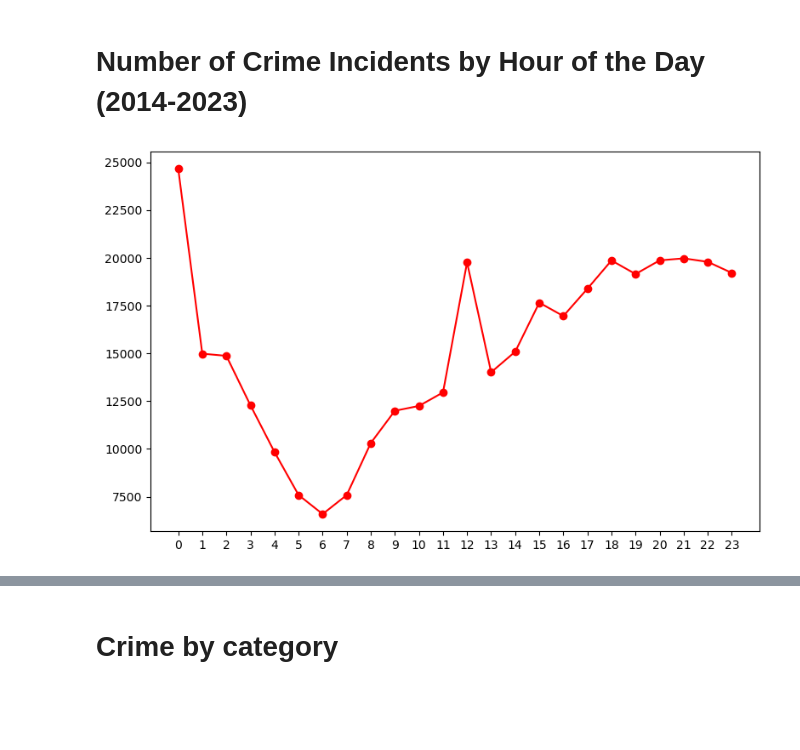
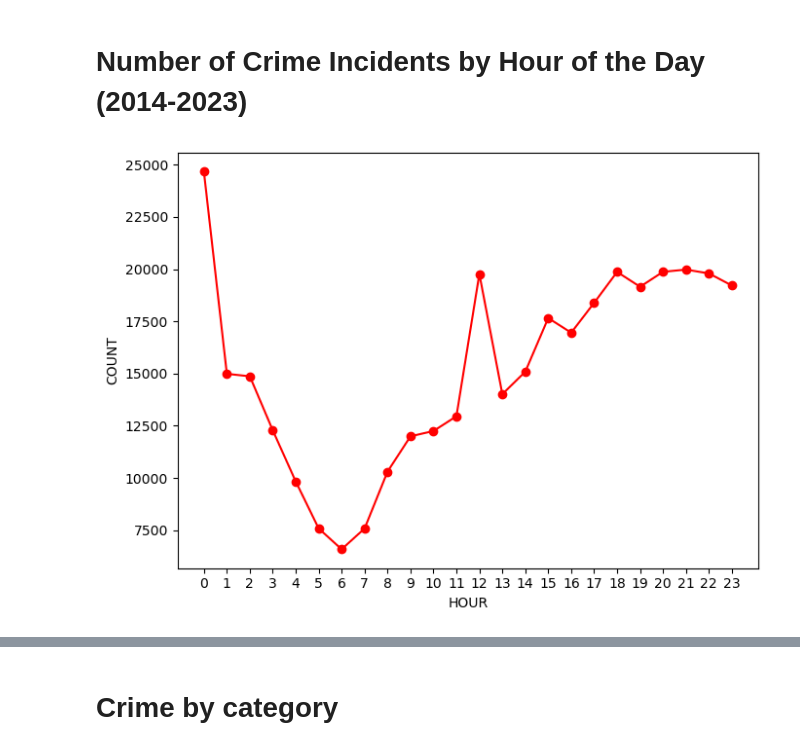
Before and after one commit to rentruong/ENGO645_TorontoCrimeAnalysis, a Jupyter notebook: DataExploration.ipynb, the cells around one changed output, grey strips where cells are left out. Saved outputs shown, nothing was run; the diff lists cells and outputs as text; code cells hidden in the pictures; blank space fills up the shorter version.

```diff
--- a/DataExploration.ipynb
+++ b/DataExploration.ipynb
@@ -246,20 +257,20 @@ plt.show()
 # %%
 # Group by hour of the day and count occurrences
 grouped_data_HOUR = MCI_data.groupby('OCC_HOUR').size()
 
 # Plot line chart
-plt.figure(figsize=(8, 5))
+plt.figure(figsize=(7, 5))
 plt.plot(grouped_data_HOUR.index, grouped_data_HOUR, marker='o', color='red', linestyle='-')
 plt.title('')
-plt.xlabel('')
-plt.ylabel('')
+plt.xlabel('HOUR')
+plt.ylabel('COUNT')
 plt.xticks(range(24))  # Set x-axis ticks to show all hours in 24-hour format
 
 # Label each point with its respective count
 #for x, y in zip(grouped_data_HOUR.index, grouped_data_HOUR):
 #    plt.text(x, y + 500, '%d' % y, ha='center', va='bottom')
 
 plt.tight_layout()
 plt.show()
 # %% [output]
-[figure, old version]
+[figure, new version]
```
Also changed, not shown: parts of 11 cells of this notebook, 2 other files.
